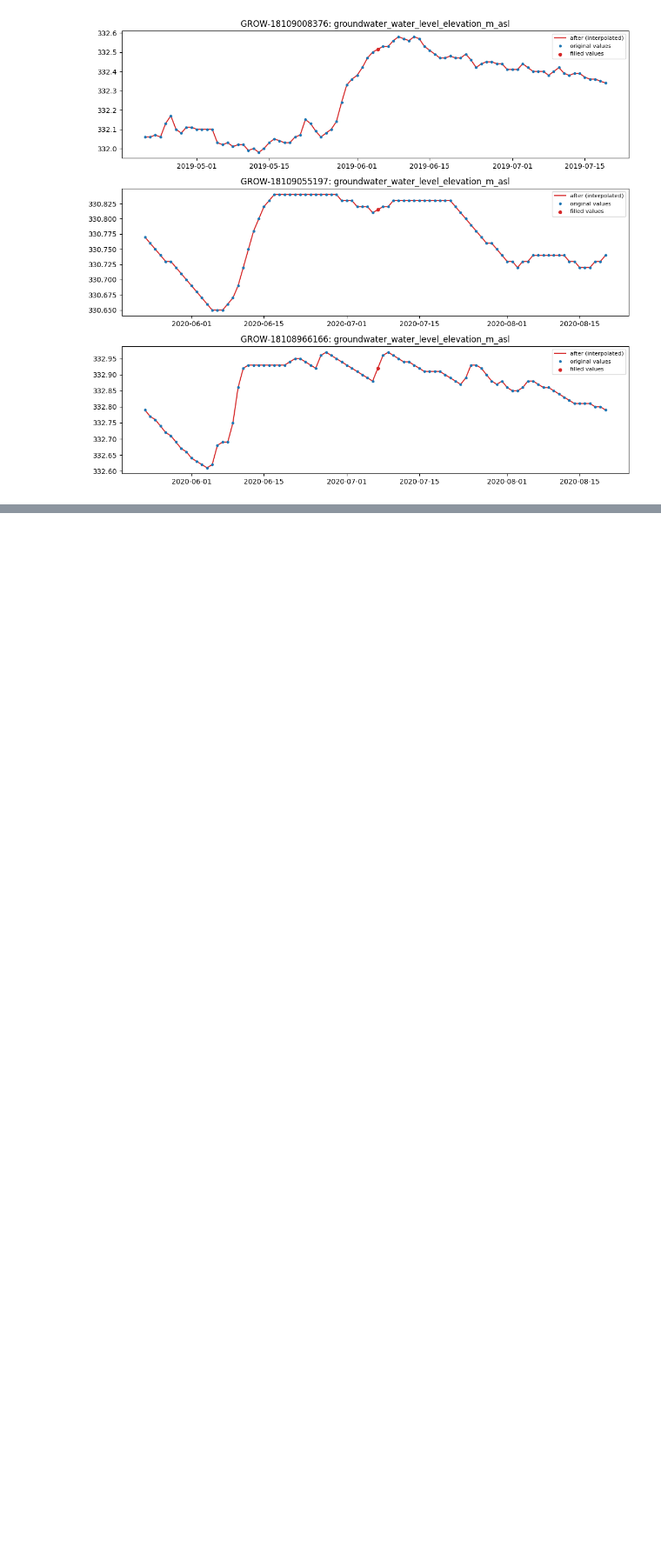
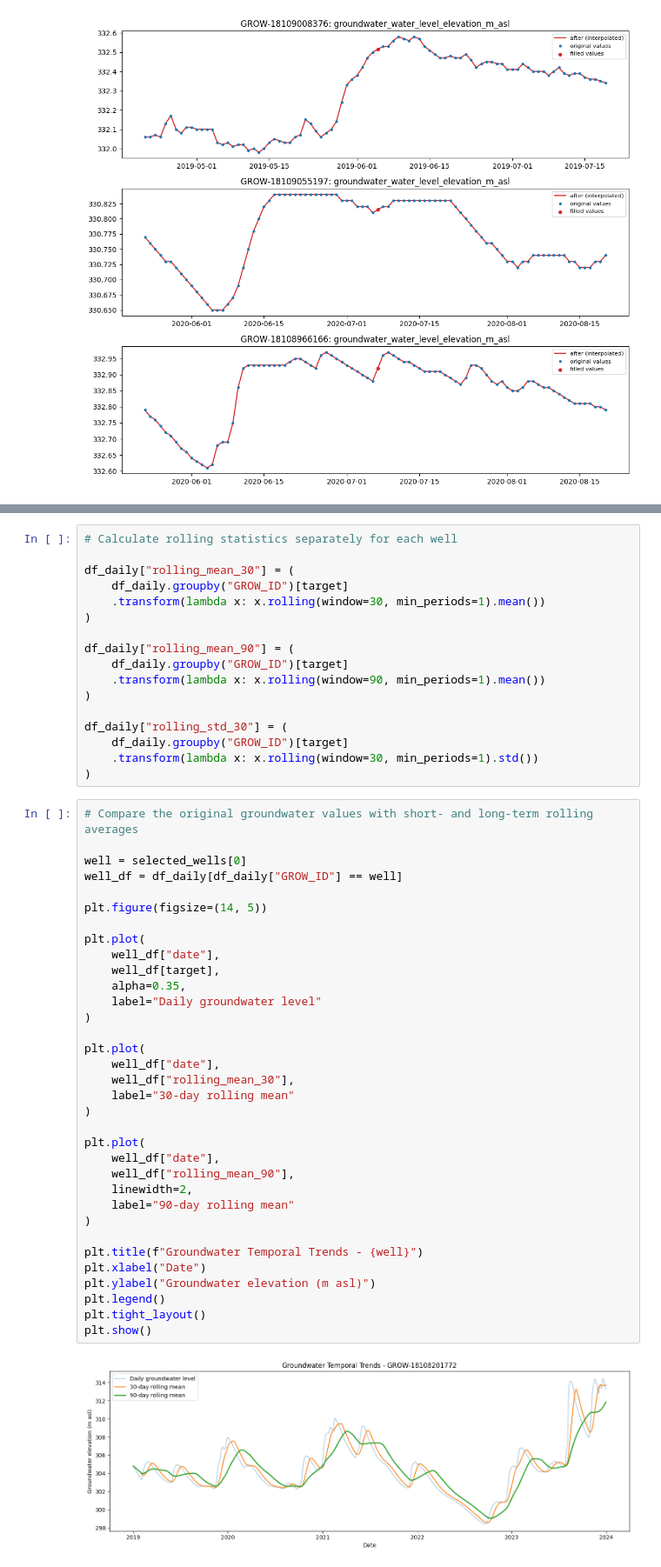
Before and after one commit to Break-Through-Tech/Microsoft-4A-groundwater-timeseries-prediction-using-AI, a Jupyter notebook: notebooks/Microsoft_4A.ipynb, the cells around one changed output, grey strips where cells are left out. Shown at 87% size. Drawn from its saved outputs; the diff is of its cells as text; blank space fills up the shorter version.

```diff
--- a/notebooks/Microsoft_4A.ipynb
+++ b/notebooks/Microsoft_4A.ipynb
@@ -262,0 +327,53 @@ for c in cols_to_interp:
+# %%
+# Calculate rolling statistics separately for each well
+
+df_daily["rolling_mean_30"] = (
+    df_daily.groupby("GROW_ID")[target]
+    .transform(lambda x: x.rolling(window=30, min_periods=1).mean())
+)
+
+df_daily["rolling_mean_90"] = (
+    df_daily.groupby("GROW_ID")[target]
+    .transform(lambda x: x.rolling(window=90, min_periods=1).mean())
+)
+
+df_daily["rolling_std_30"] = (
+    df_daily.groupby("GROW_ID")[target]
+    .transform(lambda x: x.rolling(window=30, min_periods=1).std())
+)
+# %%
+# Compare the original groundwater values with short- and long-term rolling averages
+
+well = selected_wells[0]
+well_df = df_daily[df_daily["GROW_ID"] == well]
+
+plt.figure(figsize=(14, 5))
+
+plt.plot(
+    well_df["date"],
+    well_df[target],
+    alpha=0.35,
+    label="Daily groundwater level"
+)
+
+plt.plot(
+    well_df["date"],
+    well_df["rolling_mean_30"],
+    label="30-day rolling mean"
+)
+
+plt.plot(
+    well_df["date"],
+    well_df["rolling_mean_90"],
+    linewidth=2,
+    label="90-day rolling mean"
+)
+
+plt.title(f"Groundwater Temporal Trends - {well}")
+plt.xlabel("Date")
+plt.ylabel("Groundwater elevation (m asl)")
+plt.legend()
+plt.tight_layout()
+plt.show()
+# %% [output]
+[figure, added]
```
Also changed, not shown: parts of 11 cells of this notebook.
